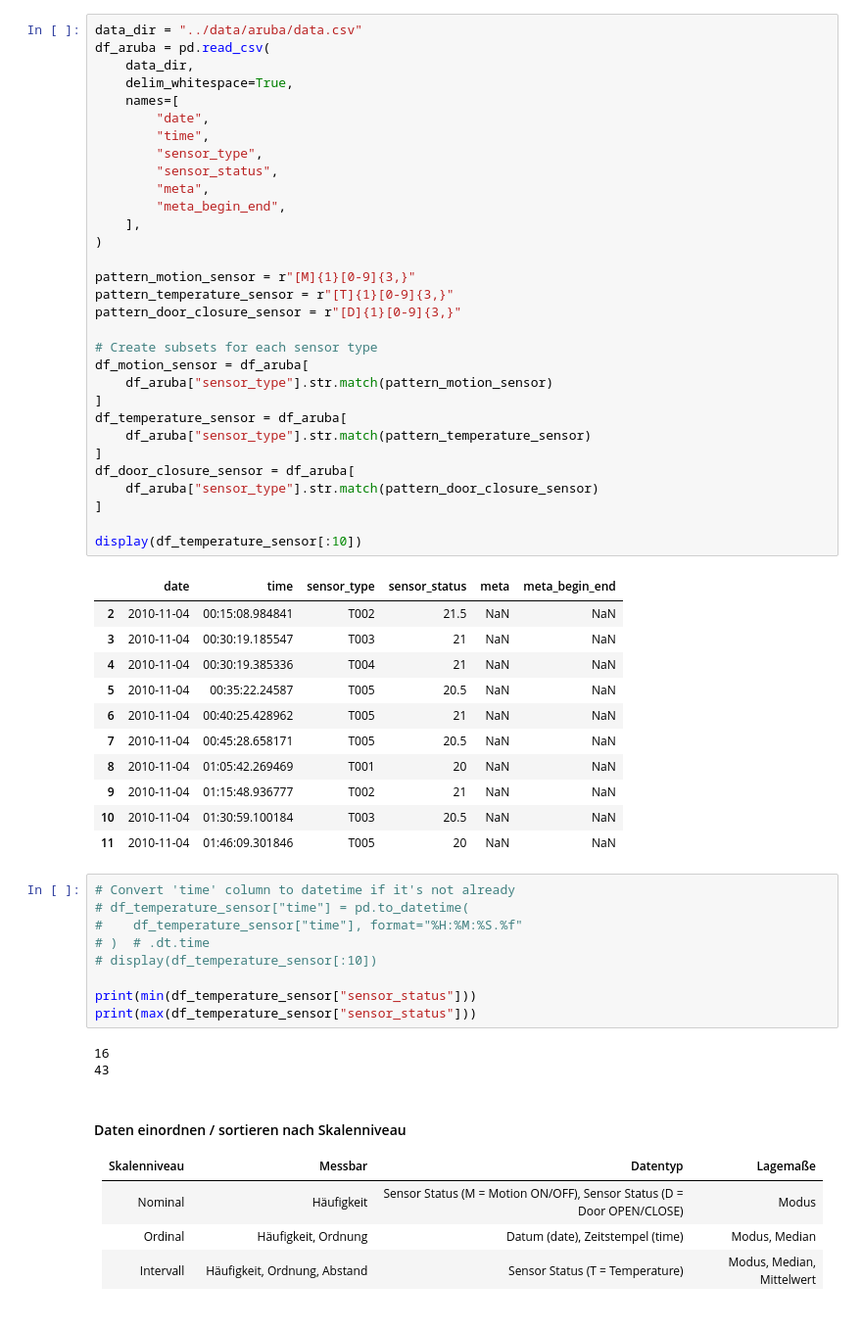
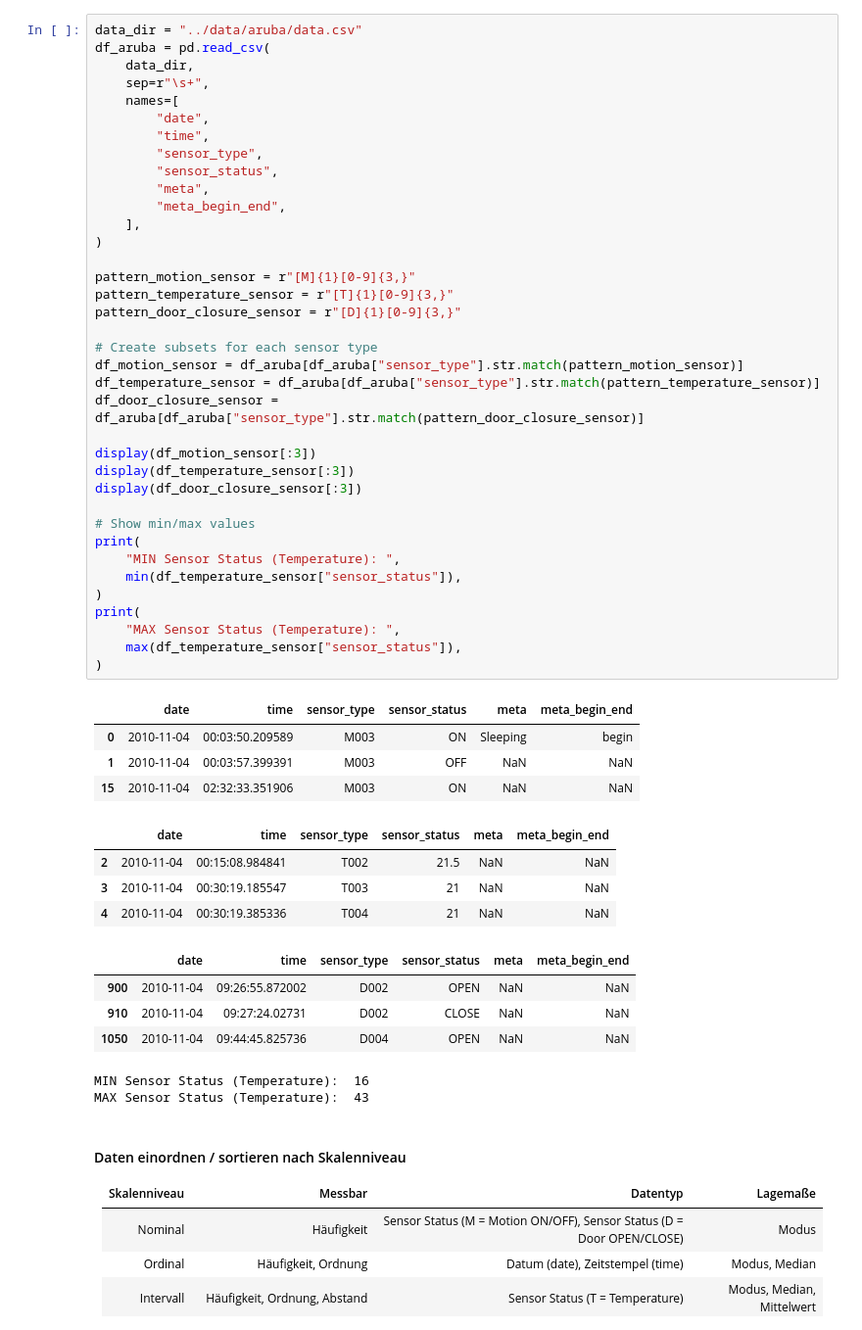
Before and after one commit to ddening/ambient-assisted-living, a Jupyter notebook: src/aruba.ipynb, the cells around one changed output. Shown at 98% size. Drawn from its saved outputs; the diff is of its cells as text.

```diff
--- a/src/aruba.ipynb
+++ b/src/aruba.ipynb
@@ -7,58 +9,55 @@ import re
 # %%
 data_dir = "../data/aruba/data.csv"
 df_aruba = pd.read_csv(
     data_dir,
-    delim_whitespace=True,
+    sep=r"\s+",
     names=[
         "date",
         "time",
         "sensor_type",
         "sensor_status",
         "meta",
         "meta_begin_end",
     ],
 )
 
 pattern_motion_sensor = r"[M]{1}[0-9]{3,}"
 pattern_temperature_sensor = r"[T]{1}[0-9]{3,}"
 pattern_door_closure_sensor = r"[D]{1}[0-9]{3,}"
 
 # Create subsets for each sensor type
-df_motion_sensor = df_aruba[
-    df_aruba["sensor_type"].str.match(pattern_motion_sensor)
-]
-df_temperature_sensor = df_aruba[
-    df_aruba["sensor_type"].str.match(pattern_temperature_sensor)
-]
-df_door_closure_sensor = df_aruba[
-    df_aruba["sensor_type"].str.match(pattern_door_closure_sensor)
-]
+df_motion_sensor = df_aruba[df_aruba["sensor_type"].str.match(pattern_motion_sensor)]
+df_temperature_sensor = df_aruba[df_aruba["sensor_type"].str.match(pattern_temperature_sensor)]
+df_door_closure_sensor = df_aruba[df_aruba["sensor_type"].str.match(pattern_door_closure_sensor)]
 
-display(df_temperature_sensor[:10])
+display(df_motion_sensor[:3])
+display(df_temperature_sensor[:3])
+display(df_door_closure_sensor[:3])
+
+# Show min/max values
+print(
+    "MIN Sensor Status (Temperature): ",
+    min(df_temperature_sensor["sensor_status"]),
+)
+print(
+    "MAX Sensor Status (Temperature): ",
+    max(df_temperature_sensor["sensor_status"]),
+)
 # %% [output]
 |  | date | time | sensor_type | sensor_status | meta | meta_begin_end |
-| 2 | 2010-11-04 | 00:15:08.984841 | T002 | 21.5 | NaN | NaN |
-| 3 | 2010-11-04 | 00:30:19.185547 | T003 | 21 | NaN | NaN |
-| 4 | 2010-11-04 | 00:30:19.385336 | T004 | 21 | NaN | NaN |
-| 5 | 2010-11-04 | 00:35:22.24587 | T005 | 20.5 | NaN | NaN |
-| 6 | 2010-11-04 | 00:40:25.428962 | T005 | 21 | NaN | NaN |
-| 7 | 2010-11-04 | 00:45:28.658171 | T005 | 20.5 | NaN | NaN |
-| 8 | 2010-11-04 | 01:05:42.269469 | T001 | 20 | NaN | NaN |
-| 9 | 2010-11-04 | 01:15:48.936777 | T002 | 21 | NaN | NaN |
-| 10 | 2010-11-04 | 01:30:59.100184 | T003 | 20.5 | NaN | NaN |
-| 11 | 2010-11-04 | 01:46:09.301846 | T005 | 20 | NaN | NaN |
+| 0 | 2010-11-04 | 00:03:50.209589 | M003 | ON | Sleeping | begin |
+| 1 | 2010-11-04 | 00:03:57.399391 | M003 | OFF | NaN | NaN |
+| 15 | 2010-11-04 | 02:32:33.351906 | M003 | ON | NaN | NaN |
+|  | date | time | sensor_type | sensor_status | meta | meta_begin_end |
+| 2 | 2010-11-04 | 00:15:08.984841 | T002 | 21.5 | NaN | NaN |
+| 3 | 2010-11-04 | 00:30:19.185547 | T003 | 21 | NaN | NaN |
+| 4 | 2010-11-04 | 00:30:19.385336 | T004 | 21 | NaN | NaN |
+|  | date | time | sensor_type | sensor_status | meta | meta_begin_end |
+| 900 | 2010-11-04 | 09:26:55.872002 | D002 | OPEN | NaN | NaN |
+| 910 | 2010-11-04 | 09:27:24.02731 | D002 | CLOSE | NaN | NaN |
+| 1050 | 2010-11-04 | 09:44:45.825736 | D004 | OPEN | NaN | NaN |
+MIN Sensor Status (Temperature):  16
+MAX Sensor Status (Temperature):  43
-# %%
-# Convert 'time' column to datetime if it's not already
-# df_temperature_sensor["time"] = pd.to_datetime(
-#    df_temperature_sensor["time"], format="%H:%M:%S.%f"
-# )  # .dt.time
-# display(df_temperature_sensor[:10])
-
-print(min(df_temperature_sensor["sensor_status"]))
-print(max(df_temperature_sensor["sensor_status"]))
-# %% [output]
-16
-43
 # %% [markdown]
 #### Daten einordnen / sortieren nach Skalenniveau
 |Skalenniveau| Messbar   | Datentyp	| Lagemaße|
```
Also changed, not shown: parts of 7 cells of this notebook, 1 other file.
